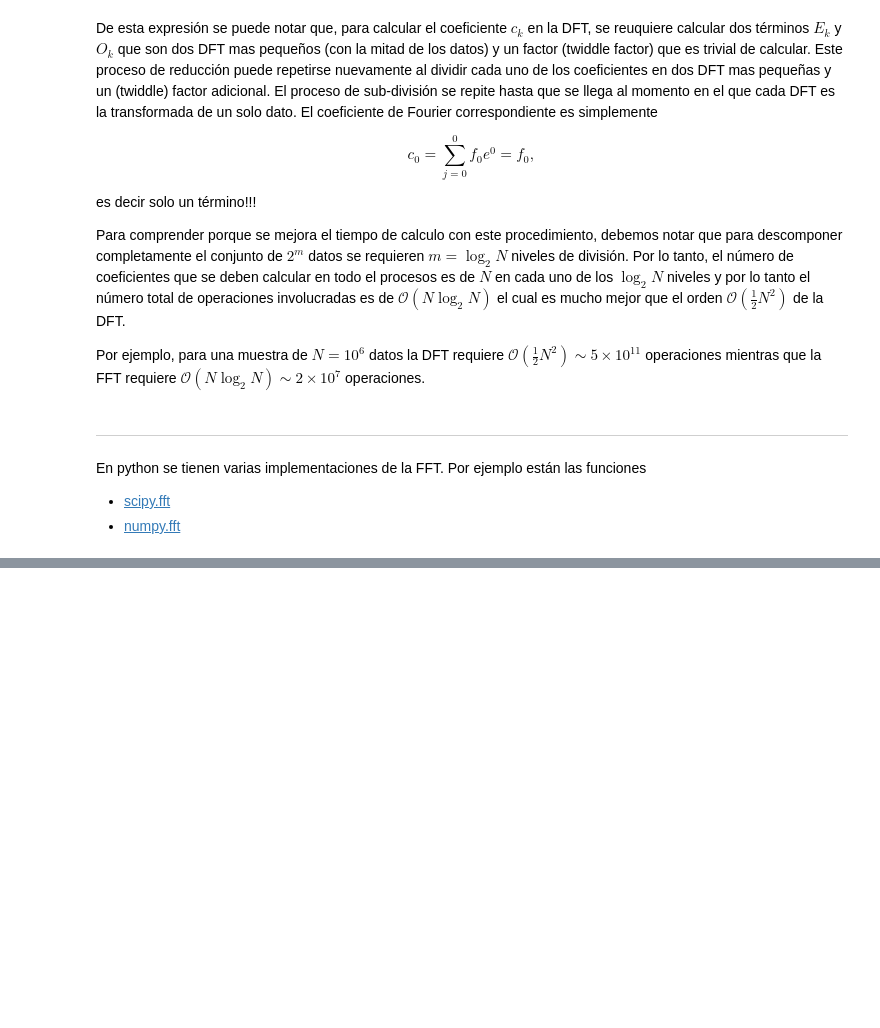
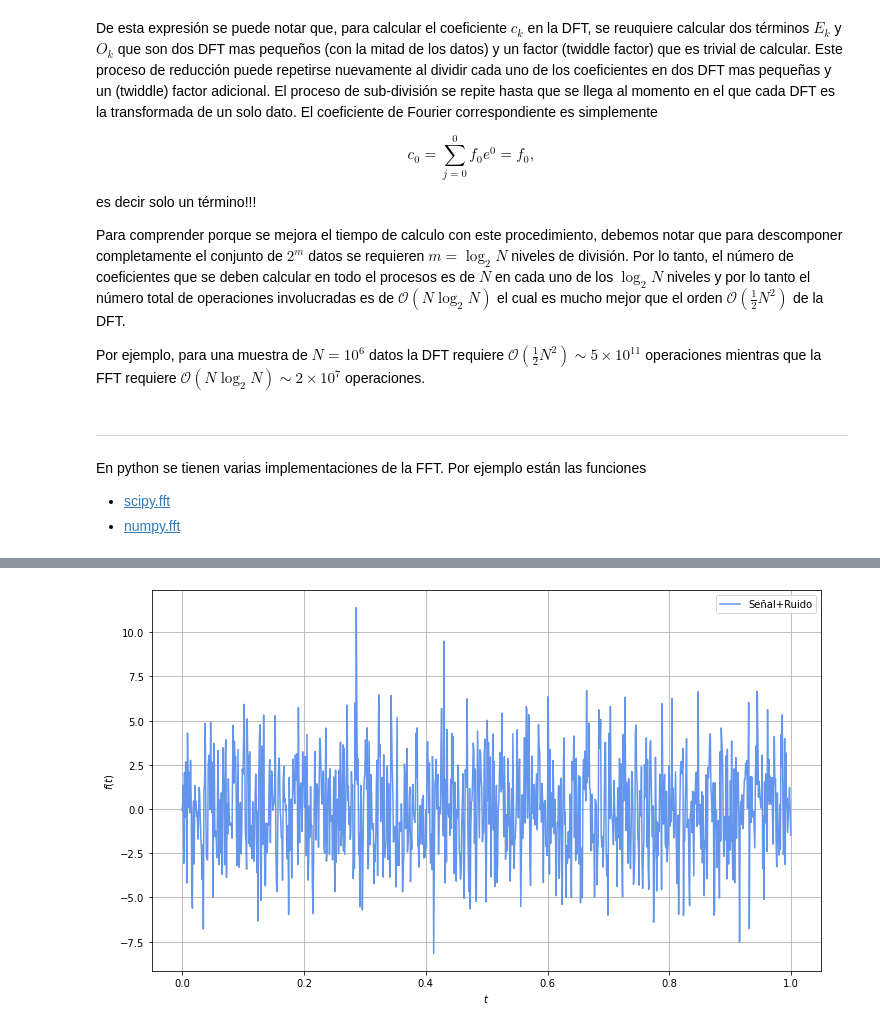
Before and after one commit to ashcat2005/ComputationalAstrophysics2022, a Jupyter notebook: 05. Transformada Fourier/01. Transformada de Fourier.ipynb, the cells around one changed output, grey strips where cells are left out. Saved outputs shown, nothing was run; the diff lists cells and outputs as text; code cells hidden in the pictures; blank space fills up the shorter version.

```diff
--- a/05. Transformada Fourier/01. Transformada de Fourier.ipynb
+++ b/05. Transformada Fourier/01. Transformada de Fourier.ipynb
@@ -277,0 +302,21 @@ En python se tienen varias implementaciones de la FFT. Por ejemplo están las fu
+# %%
+import numpy as np
+import matplotlib.pyplot as plt
+%matplotlib inline
+
+# Reading the data
+t, signal = np.loadtxt('synth_signal.txt', unpack=True)
+clean_signal = np.loadtxt( 'clean_synth_signal.txt')
+#minsignal, maxsignal = signal.min(), signal.max()
+
+plt.figure(figsize=(12,7))
+plt.plot(t, signal, color='cornflowerblue', label='Señal+Ruido')
+#plt.plot(t, clean_signal, color='crimson', label='Señal')
+plt.title('')
+plt.xlabel(r'$t$')
+plt.ylabel(r'$f(t)$')
+plt.legend()
+plt.grid()
+plt.show()
+# %% [output]
+[figure, added]
```
Also changed, not shown: parts of 10 cells of this notebook, 7 other files.
